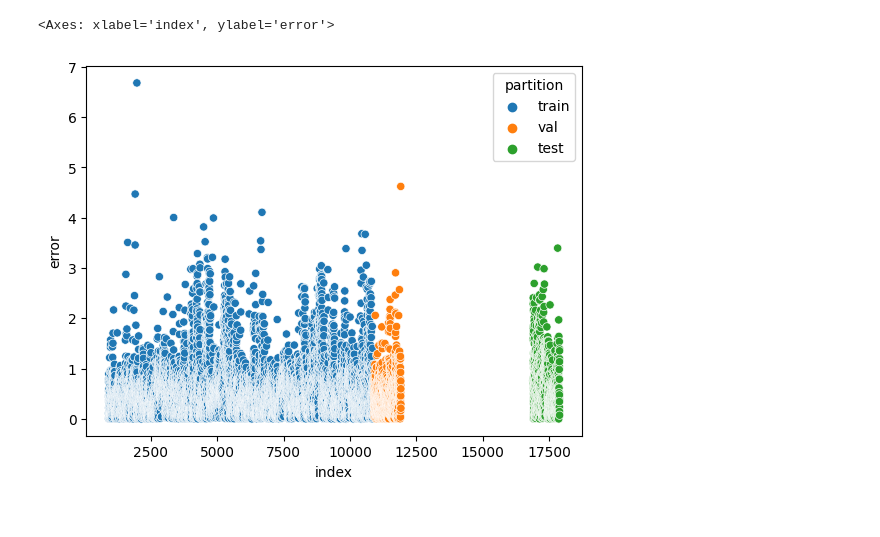
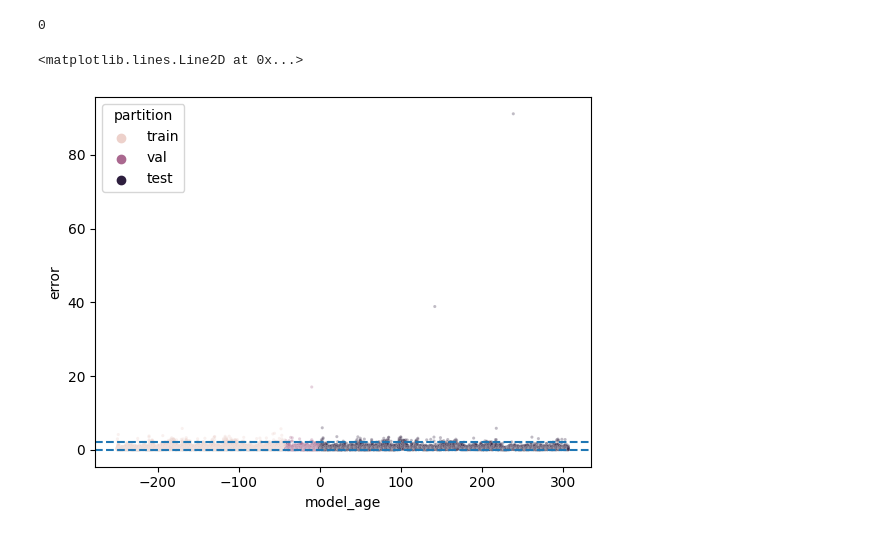
Before and after one commit to santiviquez/ageml, a Jupyter notebook: notebooks/evaluation_framework_sketch.ipynb, the cells around one changed output. Drawn from its saved outputs; the diff is of its cells as text; code cells hidden in the pictures.

```diff
--- a/notebooks/evaluation_framework_sketch.ipynb
+++ b/notebooks/evaluation_framework_sketch.ipynb
@@ -44,4 +39,0 @@ y_test = target.iloc[idx_test_start:idx_test_end]
-# %%
-# fitting the model
-clf = LinearRegression()
-clf.fit(X_train, y_train)
@@ -98,3 +76,32 @@ errors_df = errors_df.rename(columns={"MedHouseVal": "error"})
+# %%
+def evaluation_runner(data, target, model, n_train, n_val, n_simulations=1):
+
+    # empty error lists
+    errors_df_list = []
+
+    # for every simulation compute the models errors, append the errors to the error lists
+    for _ in range(n_simulations):
+        train_errors, val_errors, test_errors = compute_model_errors(data, target, model, n_train, n_val)
+
+        # generate a single error dataframe
+        errors_df = generate_model_errors_dataframe(train_errors, val_errors, test_errors)
+        errors_df_list.append(errors_df)
+
+    errors_df = pd.concat(errors_df_list)
+
+    return errors_df
+# %%
+data, target = fetch_california_housing(as_frame=True, return_X_y=True)
+timestamp = pd.date_range(start='1/1/2018', periods=len(data), freq='H')
+data.index = timestamp
+target.index = timestamp
+
+n_train = 5000
+n_val = 1000
+n_test = 1000 # fix this because n_test is not a parameter
+model = LinearRegression()
+
+errors_df = evaluation_runner(data, target, model, n_train, n_val, n_simulations=2)
 # %%
 errors_df
 # %% [output]
@@ -114,5 +121,18 @@ errors_df
+# %%
+errors_df[errors_df['partition'] == 'test']['model_age'].min()
+# %% [output]
+0
+# %%
+val_mean_error = errors_df[errors_df['partition'] == 'val']['error'].mean()
+val_std_error = errors_df[errors_df['partition'] == 'val']['error'].std()
+lower_threshold = 0 # train_mean_error - 3 * train_std_error
+upper_threshold = val_mean_error + 3 * val_std_error
 # %%
-sns.scatterplot(data=errors_df, x='index', y='error', hue='partition')
+sns.scatterplot(data=errors_df, x='model_age', y='error', hue='partition', s=5,
+                palette=sns.cubehelix_palette(n_colors=3), alpha=0.3)
+
+plt.axhline(y=lower_threshold, ls='--')
+plt.axhline(y=upper_threshold, ls='--')
 # %% [output]
-<Axes: xlabel='index', ylabel='error'>
+<matplotlib.lines.Line2D at 0x...>
-[figure, old version]
+[figure, new version]
```
Also changed, not shown: parts of 17 cells of this notebook.
